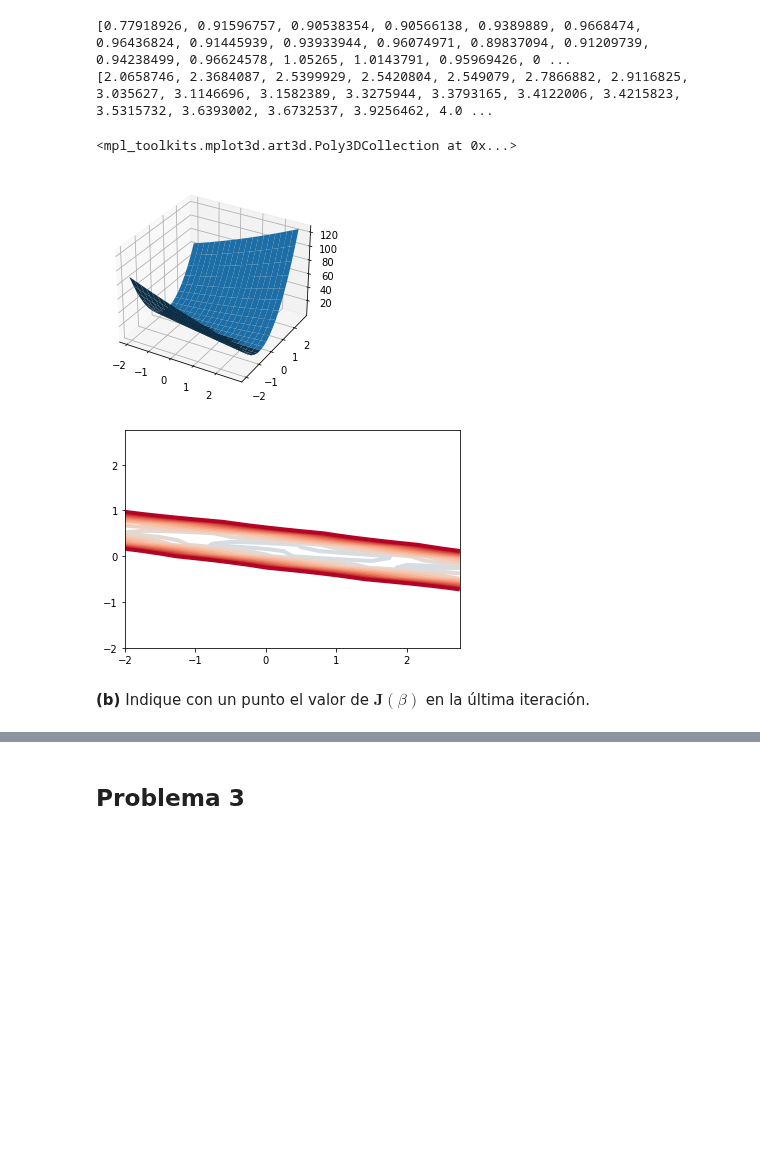
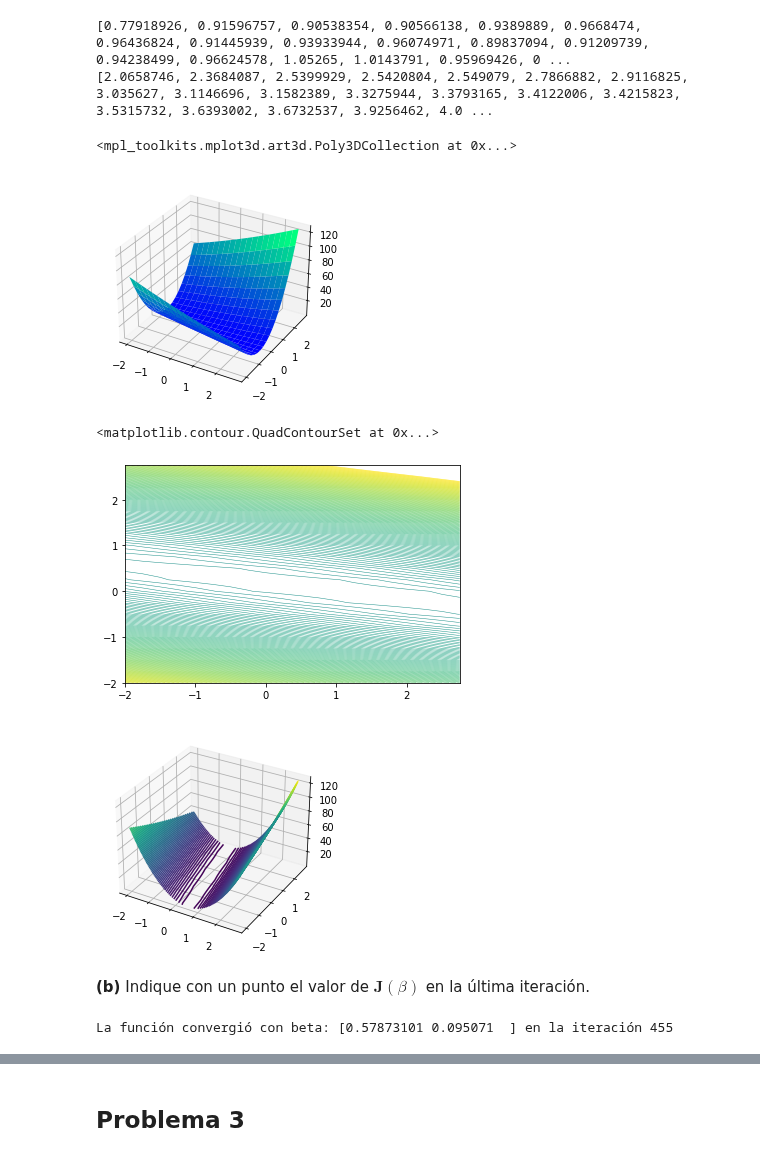
Before and after one commit to Skalas/Matematicas-Computacionales-fall2021, a Jupyter notebook: alumnos/NessyCopp/Tareas/Tarea 1.ipynb, the cells around one changed output, grey strips where cells are left out. Drawn from its saved outputs; the diff is of its cells as text; code cells hidden in the pictures; blank space fills up the shorter version.

```diff
--- a/alumnos/NessyCopp/Tareas/Tarea 1.ipynb
+++ b/alumnos/NessyCopp/Tareas/Tarea 1.ipynb
@@ -97,7 +91,6 @@ def J(b0,b1):
     return costo
 # %%
 #La graficación 3D
-
 
 fig = plt.figure()
 ax = fig.add_subplot(1, 1, 1, projection='3d')
@@ -107,16 +100,29 @@ b1 = np.arange(-2,3,0.25)
 B0, B1 = np.meshgrid(b0,b1)
 C = J(B0,B1)
 
-ax.plot_surface(B0,B1,C)
+ax.plot_surface(B0,B1,C, cmap = "winter")
 # %% [output]
 <mpl_toolkits.mplot3d.art3d.Poly3DCollection at 0x...>
-[figure, old version]
+[figure, new version]
 # %%
 #Gráfica de contorno
 
-levels = np.arange(-2, 3,0.25)
-plt.contour(b0,b1,C,levels ,linewidths=4,cmap=cm.coolwarm);
+levels = np.arange(-100, 100,0.8)
+plt.contour(b0,b1,C,levels,linewidths=0.5);
+
+#Otra opción
+
+fig = plt.figure()
+ax = plt.axes(projection = '3d')
+ax.contour3D(B1,B0,C, 100)
 # %% [output]
+<matplotlib.contour.QuadContourSet at 0x...>
-[figure, old version]
+[figure, new version]
+[figure, added]
 # %% [markdown]
 **(b)** Indique con un punto el valor de $\textbf{J}(\beta)$ en la última iteración.
+# %%
+Reg = RegresionLineal()
+Reg.gradientDescent(np.array(edad), np.array(altura))
+# %% [output]
+La función convergió con beta: [0.57873101 0.095071  ] en la iteración 455
```
Also changed, not shown: parts of 11 cells of this notebook.
